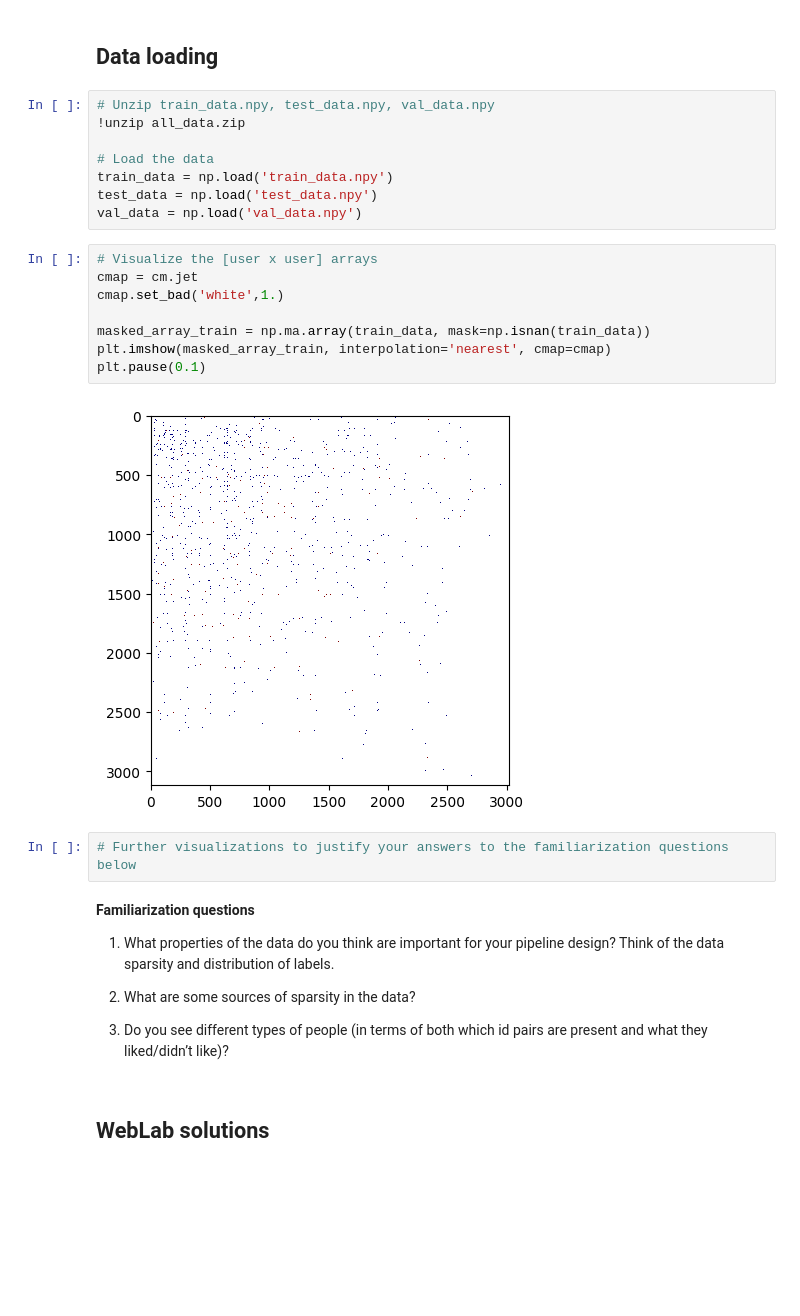
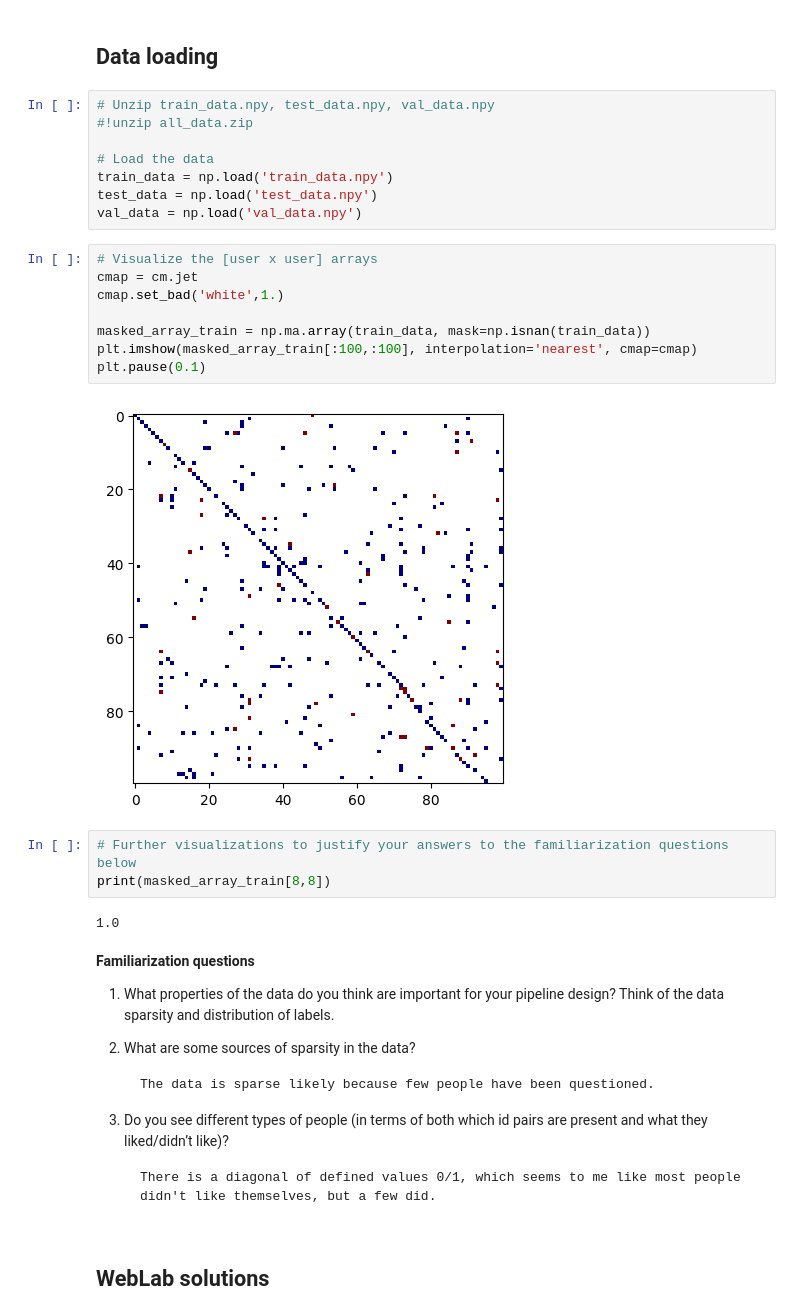
Before and after one commit to datchemguy/dm, a Jupyter notebook: dm3/dm_lab_assignment_3_pipeline.ipynb, the cells around one changed output. Cells and saved outputs as stored; diff of their text form; blank space fills up the shorter version.

```diff
--- a/dm3/dm_lab_assignment_3_pipeline.ipynb
+++ b/dm3/dm_lab_assignment_3_pipeline.ipynb
@@ -8,7 +8,7 @@ from matplotlib import cm
 ## Data loading
 # %%
 # Unzip train_data.npy, test_data.npy, val_data.npy
-!unzip all_data.zip
+#!unzip all_data.zip
 
 # Load the data
 train_data = np.load('train_data.npy')
@@ -17,15 +17,18 @@ val_data = np.load('val_data.npy')
 # %%
 # Visualize the [user x user] arrays
 cmap = cm.jet
 cmap.set_bad('white',1.)
 
 masked_array_train = np.ma.array(train_data, mask=np.isnan(train_data))
-plt.imshow(masked_array_train, interpolation='nearest', cmap=cmap)
+plt.imshow(masked_array_train[:100,:100], interpolation='nearest', cmap=cmap)
 plt.pause(0.1)
 # %% [output]
-[figure, old version]
+[figure, new version]
 # %%
 # Further visualizations to justify your answers to the familiarization questions below
+print(masked_array_train[8,8])
+# %% [output]
+1.0
 # %% [markdown]
 **Familiarization questions**
 
@@ -33,7 +36,11 @@ plt.pause(0.1)
 
 2.	What are some sources of sparsity in the data?
 
+        The data is sparse likely because few people have been questioned.
+
 3.	Do you see different types of people (in terms of both which id pairs are present and what they liked/didn’t like)?
+
+        There is a diagonal of defined values 0/1, which seems to me like most people didn't like themselves, but a few did.
 # %% [markdown]
 ## WebLab solutions
 # %%
```
Also changed, not shown: parts of 11 cells of this notebook.
